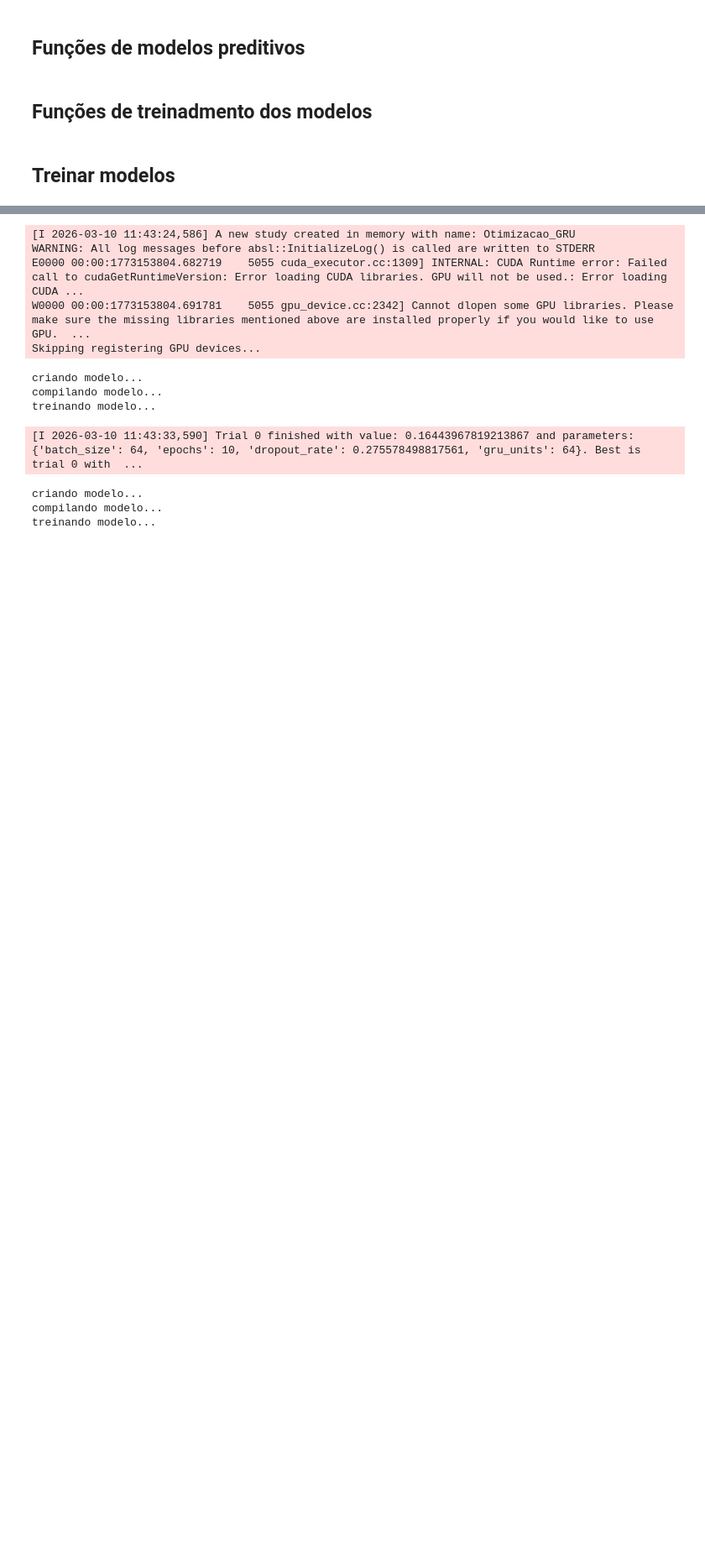
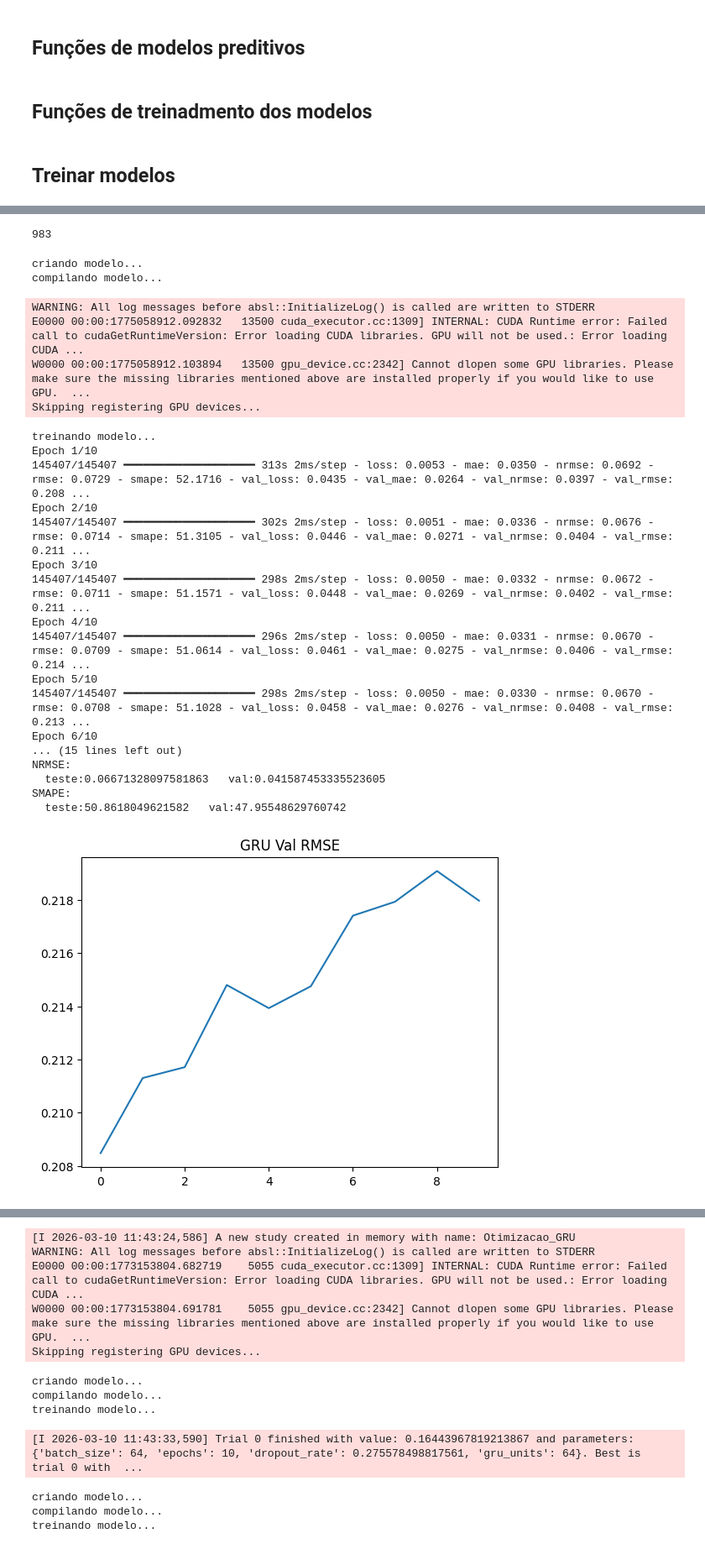
Before and after one commit to LarcesUece/GRANULARITY-PREDICTION, a Jupyter notebook: src/notebooks/analise_granularidade.ipynb, the cells around one changed output, grey strips where cells are left out. Shown at 84% size. Saved outputs shown, nothing was run; the diff lists cells and outputs as text; code cells hidden in the pictures; blank space fills up the shorter version.

```diff
--- a/src/notebooks/analise_granularidade.ipynb
+++ b/src/notebooks/analise_granularidade.ipynb
@@ -988,9 +1226,13 @@ def criar_e_treinarGRU(dimensao,
                         path_modelo = None,
                         path_metricas = None,
                         plot = True,
-                        verbose = True):
+                        verbose = True,
+                        virada = False):
     print("criando modelo...")
-    gru = generate_GRU(1,input_len,output_len, dropout_rate, gru_units)
+    if virada:
+        gru = generate_GRU(input_len,2,output_len, dropout_rate, gru_units)
+    else:
+        gru = generate_GRU(1,input_len,output_len, dropout_rate, gru_units)
 
     print("compilando modelo...")
     amplitude_global = np.max(y_train) - np.min(y_train)
@@ -1017,7 +1259,7 @@ def criar_e_treinarGRU(dimensao,
         epochs=epochs,
         batch_size=batch_size,
         validation_data=(X_val, y_val),
-        verbose=0
+        verbose=1
     )
     if verbose:
         print(
@@ -1538,0 +1758,58 @@ treinando modelo...
+# %%
+inputs_10m = 7 * 24 * 6
+outputs_10m = 1 * 24 * 6
+tamanho_janela_total = inputs_10m + outputs_10m
+linhas_train = os.path.getsize('X_train.npy') // (4 * (inputs_10m + 1))
+linhas_val = os.path.getsize('X_val.npy') // (4 * (inputs_10m + 1))
+
+X_train_10m = np.memmap('X_train.npy', dtype='float32', mode='r', shape=(linhas_train, inputs_10m + 1))
+X_val_10m = np.memmap('X_val.npy', dtype='float32', mode='r', shape=(linhas_val, inputs_10m + 1))
+y_train_10m = np.memmap('y_train.npy', dtype='float32', mode='r', shape=(linhas_train, outputs_10m))
+y_val_10m = np.memmap('y_val.npy', dtype='float32', mode='r', shape=(linhas_val, outputs_10m))
+gc.collect()
+# %% [output]
+983
+# %%
+
+history_10m_virada = criar_e_treinarGRU(
+    dimensao="10minutos_virada",
+    input_len=inputs_10m,
+    output_len=outputs_10m,
+    X_train=X_train_10m[:,1:],
+    y_train=y_train_10m,
+    X_val=X_val_10m[:,1:],
+    y_val=y_val_10m,
+    epochs=10,
+    batch_size=16,
+    dropout_rate=0.3270035866295655,
+    gru_units=66,
+    path_modelo='gru_10min_otimizada_com_id_virada.keras',
+    plot=True,
+    verbose=True,
+    virada=False
+)
+# %% [output]
+criando modelo...
+compilando modelo...
+WARNING: All log messages before absl::InitializeLog() is called are written to STDERR
+E0000 00:00:1775058912.092832   13500 cuda_executor.cc:1309] INTERNAL: CUDA Runtime error: Failed call to cudaGetRuntimeVersion: Error loading CUDA libraries. GPU will not be used.: Error loading CUDA ...
+W0000 00:00:1775058912.103894   13500 gpu_device.cc:2342] Cannot dlopen some GPU libraries. Please make sure the missing libraries mentioned above are installed properly if you would like to use GPU.  ...
+Skipping registering GPU devices...
+treinando modelo...
+Epoch 1/10
+145407/145407 ━━━━━━━━━━━━━━━━━━━━ 313s 2ms/step - loss: 0.0053 - mae: 0.0350 - nrmse: 0.0692 - rmse: 0.0729 - smape: 52.1716 - val_loss: 0.0435 - val_mae: 0.0264 - val_nrmse: 0.0397 - val_rmse: 0.208 ...
+Epoch 2/10
+145407/145407 ━━━━━━━━━━━━━━━━━━━━ 302s 2ms/step - loss: 0.0051 - mae: 0.0336 - nrmse: 0.0676 - rmse: 0.0714 - smape: 51.3105 - val_loss: 0.0446 - val_mae: 0.0271 - val_nrmse: 0.0404 - val_rmse: 0.211 ...
+Epoch 3/10
+145407/145407 ━━━━━━━━━━━━━━━━━━━━ 298s 2ms/step - loss: 0.0050 - mae: 0.0332 - nrmse: 0.0672 - rmse: 0.0711 - smape: 51.1571 - val_loss: 0.0448 - val_mae: 0.0269 - val_nrmse: 0.0402 - val_rmse: 0.211 ...
+Epoch 4/10
+145407/145407 ━━━━━━━━━━━━━━━━━━━━ 296s 2ms/step - loss: 0.0050 - mae: 0.0331 - nrmse: 0.0670 - rmse: 0.0709 - smape: 51.0614 - val_loss: 0.0461 - val_mae: 0.0275 - val_nrmse: 0.0406 - val_rmse: 0.214 ...
+Epoch 5/10
+145407/145407 ━━━━━━━━━━━━━━━━━━━━ 298s 2ms/step - loss: 0.0050 - mae: 0.0330 - nrmse: 0.0670 - rmse: 0.0708 - smape: 51.1028 - val_loss: 0.0458 - val_mae: 0.0276 - val_nrmse: 0.0408 - val_rmse: 0.213 ...
+Epoch 6/10
+... (15 lines left out)
+NRMSE:
+  teste:0.06671328097581863   val:0.041587453335523605
+SMAPE:
+  teste:50.8618049621582   val:47.95548629760742
+[figure, added]
```
Also changed, not shown: parts of 42 cells of this notebook, 11 other files.
